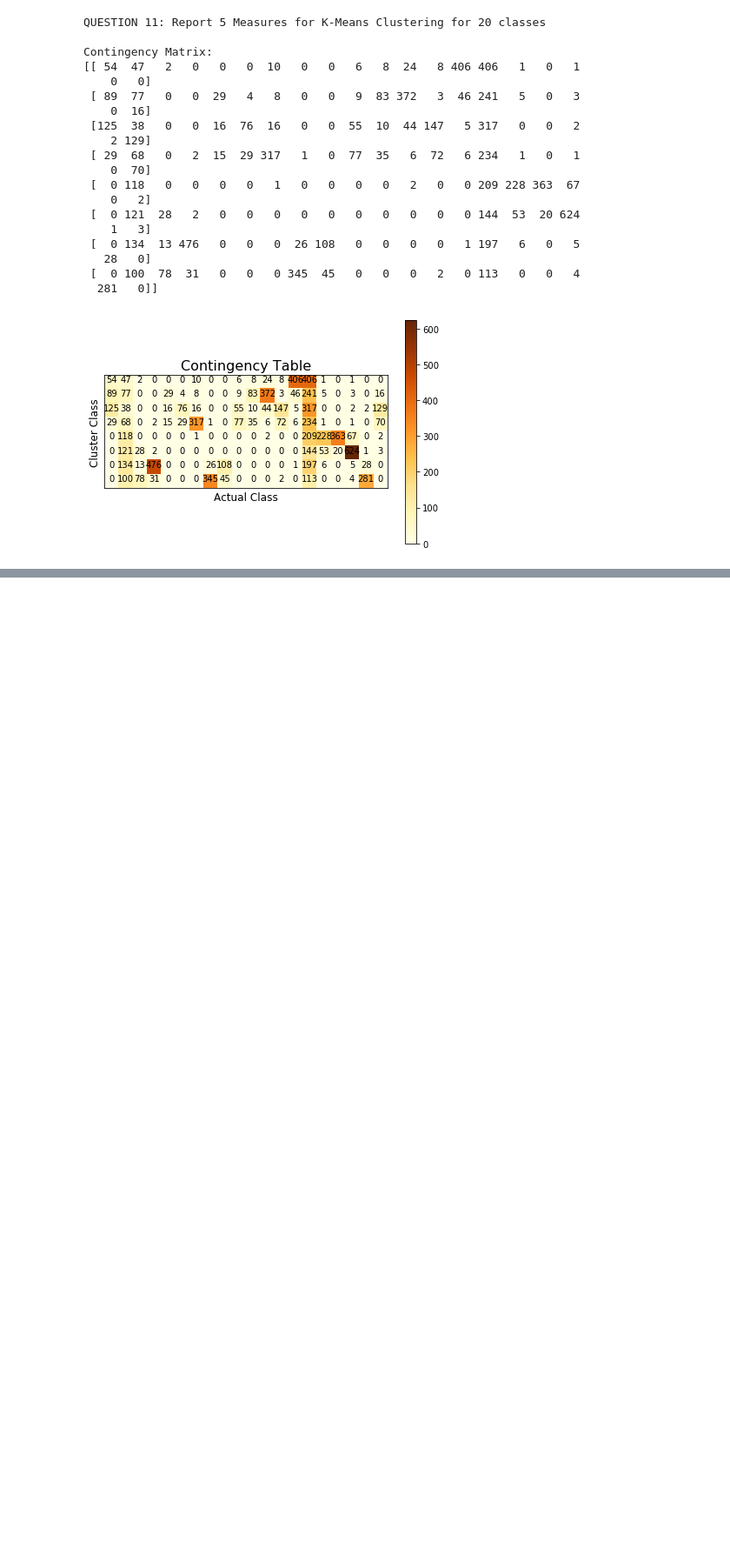
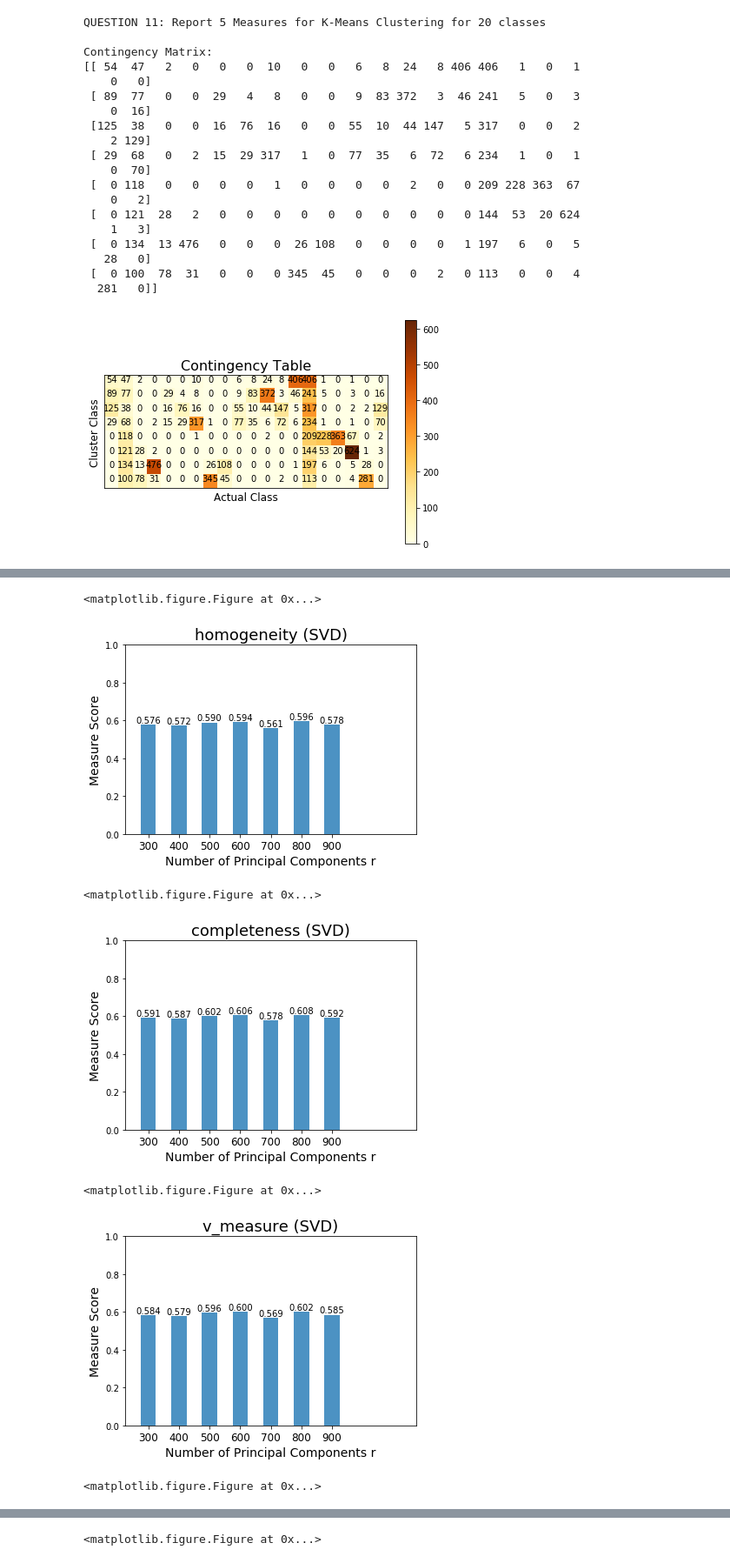
Before and after one commit to nsnguyen/ECE-219, a Jupyter notebook: project2/project2_N.ipynb, the cells around one changed output, grey strips where cells are left out. Shown at 87% size. Saved outputs shown, nothing was run; the diff lists cells and outputs as text; code cells hidden in the pictures; blank space fills up the shorter version.

```diff
--- a/project2/project2_N.ipynb
+++ b/project2/project2_N.ipynb
@@ -456,0 +546,15 @@ Contingency Matrix:
+# %%
+
+plot_histogram('SVD', 'homogeneity',svd_homogeneity, x_labels=range(300,1000,100), height=range(1,len(svd_homogeneity)+1))
+plot_histogram('SVD', 'completeness',svd_completeness, x_labels=range(300,1000,100), height=range(1,len(svd_completeness)+1))
+plot_histogram('SVD', 'v_measure',svd_v_measure, x_labels=range(300,1000,100), height=range(1,len(svd_v_measure)+1))
+plot_histogram('SVD', 'adjusted_mutual_info',svd_adjusted_mutual_info, x_labels=range(300,1000,100), height=range(1,len(svd_adjusted_mutual_info)+1))
+plot_histogram('SVD', 'adjusted_rand_index',svd_adjusted_rand_index, x_labels=range(300,1000,100), height=range(1,len(svd_adjusted_rand_index)+1))
+# %% [output]
+<matplotlib.figure.Figure at 0x...>
+[figure, added]
+<matplotlib.figure.Figure at 0x...>
+[figure, added]
+<matplotlib.figure.Figure at 0x...>
+[figure, added]
+<matplotlib.figure.Figure at 0x...>
@@ -456,0 +562 @@ Contingency Matrix:
+<matplotlib.figure.Figure at 0x...>
```
Also changed, not shown: parts of 10 cells of this notebook.
